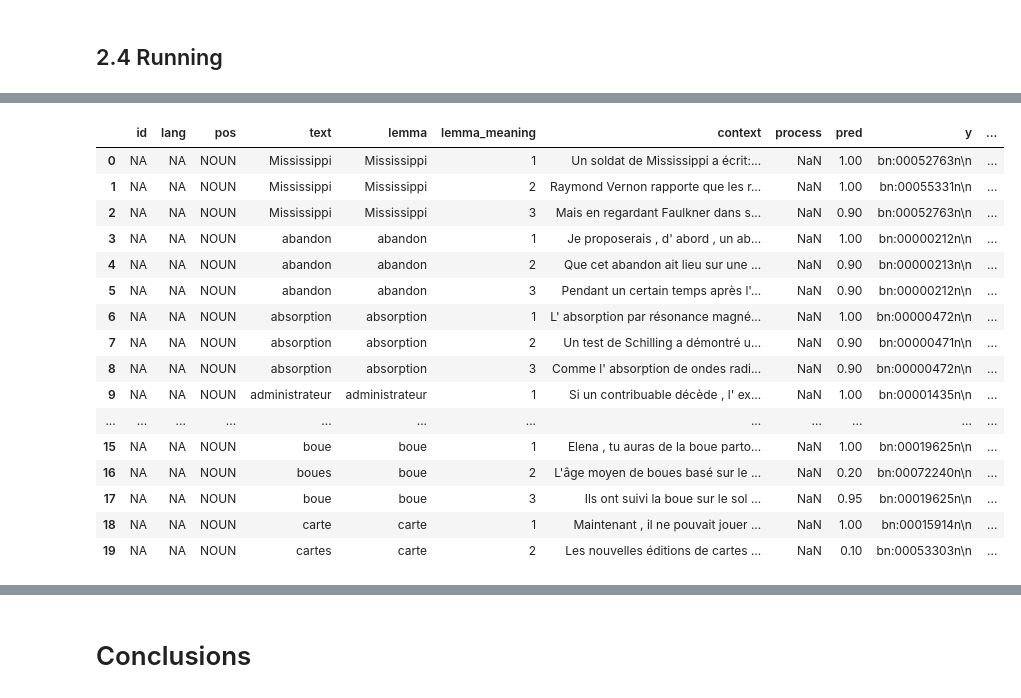
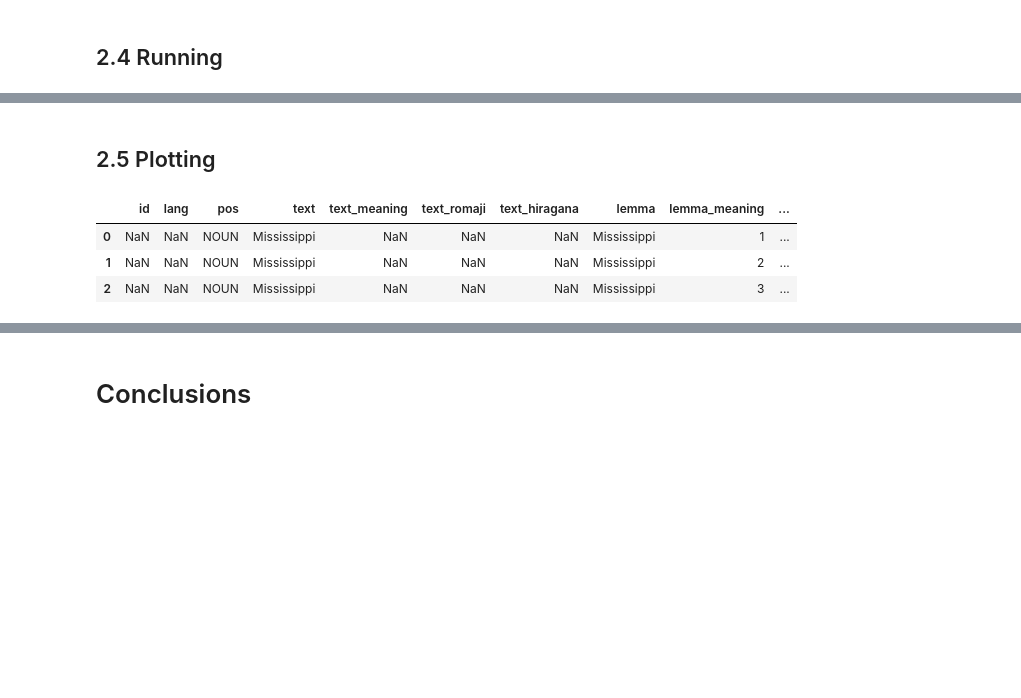
Before and after one commit to linalgo/wsd, a Jupyter notebook: eval_2.ipynb, the cells around one changed output, grey strips where cells are left out. Drawn from its saved outputs; the diff is of its cells as text; code cells hidden in the pictures; blank space fills up the shorter version.

```diff
--- a/eval_2.ipynb
+++ b/eval_2.ipynb
@@ -310,15 +277,0 @@ bl_y[0], y_pred1[0], y_pred2[0], y_pred3[0]
-# %%
-# adjusting y and y_pred for f1 score
-X_df = df
-X_df_bl["y"] = bl_y
-X_df_bl["y_pred"] = y_pred1
-f1_y = []
-f1_y_pred = []
-for _, group in X_df_bl.groupby(["lemma", "pos"]):
-    pred1 = group["y_pred"].iloc[1] == group["y_pred"].iloc[0]
-    pred2 = group["y_pred"].iloc[2] == group["y_pred"].iloc[0]
-    group["y"] = pd.Series(["ref", False, True])
-    group["y_pred"] = pd.Series(["ref", pred1, pred2])
-    f1_y.extend([False, True])
-    f1_y_pred.extend([pred1, pred2])
-len(f1_y), len(f1_y_pred), 210*2/3
@@ -370,0 +278,5 @@ Dummy(0): 0.33333333333333337
+# %%
+X, y_pred1, df = v3_load_or_predict("results1_1.csv", model1_1, bl_X)
+
+y_pred2 = model2.predict(bl_X, verbose=True)
+y_pred3 = model3.predict(bl_X, verbose=True)
@@ -371,31 +300,20 @@ Dummy(0): 0.33333333333333337
+# %% [markdown]
+## 2.5 Plotting
 # %%
-plot_df = df
-plot_df["y_pred"] = y_pred1
-plot_df["y"] = bl_y
-plot_df.drop(columns=["text_meaning", "text_romaji", "text_hiragana", "lemma_romaji", "lemma_hiragana", "example", "annotation","document", "status", ], inplace=True)
-correct_df = pd.DataFrame()
-for _, gp in plot_df.groupby(["lemma", "pos"]):
-    pred1 = gp["y_pred"].iloc[1] != gp["y_pred"].iloc[0]
-    pred2 = gp["y_pred"].iloc[2] == gp["y_pred"].iloc[0]
-    gp = gp.copy()  # To avoid SettingWithCopyWarning
-    gp["correct"] = pd.Series(["ref", pred1, pred2], index=gp.index)
-    correct_df = pd.concat([correct_df, gp])
-correct_df.head(20)
+#need to add the correct column to the dataframe
+def add_correct_column(df, y_pred1, bl_y):
+    correct_df = pd.DataFrame()
+    for _, gp in df.groupby(["lemma", "pos"]):
+        pred1 = gp["y_pred"].iloc[1] != gp["y_pred"].iloc[0]
+        pred2 = gp["y_pred"].iloc[2] == gp["y_pred"].iloc[0]
+        gp = gp.copy()  # To avoid SettingWithCopyWarning
+        gp["correct"] = pd.Series(["ref", pred1, pred2], index=gp.index)
+        correct_df = pd.concat([correct_df, gp])
+    return correct_df
+correct_df = add_correct_column(df, y_pred1, bl_y)
+correct_df.head(3)
 # %% [output]
-|  | id | lang | pos | text | lemma | lemma_meaning | context | process | pred | y | ... |
-| 0 | NA | NA | NOUN | Mississippi | Mississippi | 1 | Un soldat de Mississippi a écrit:... | NaN | 1.00 | bn:00052763n\n | ... |
-| 1 | NA | NA | NOUN | Mississippi | Mississippi | 2 | Raymond Vernon rapporte que les r... | NaN | 1.00 | bn:00055331n\n | ... |
-| 2 | NA | NA | NOUN | Mississippi | Mississippi | 3 | Mais en regardant Faulkner dans s... | NaN | 0.90 | bn:00052763n\n | ... |
-| 3 | NA | NA | NOUN | abandon | abandon | 1 | Je proposerais , d' abord , un ab... | NaN | 1.00 | bn:00000212n\n | ... |
-| 4 | NA | NA | NOUN | abandon | abandon | 2 | Que cet abandon ait lieu sur une ... | NaN | 0.90 | bn:00000213n\n | ... |
-| 5 | NA | NA | NOUN | abandon | abandon | 3 | Pendant un certain temps après l'... | NaN | 0.90 | bn:00000212n\n | ... |
-| 6 | NA | NA | NOUN | absorption | absorption | 1 | L' absorption par résonance magné... | NaN | 1.00 | bn:00000472n\n | ... |
-| 7 | NA | NA | NOUN | absorption | absorption | 2 | Un test de Schilling a démontré u... | NaN | 0.90 | bn:00000471n\n | ... |
-| 8 | NA | NA | NOUN | absorption | absorption | 3 | Comme l' absorption de ondes radi... | NaN | 0.90 | bn:00000472n\n | ... |
-| 9 | NA | NA | NOUN | administrateur | administrateur | 1 | Si un contribuable décède , l' ex... | NaN | 1.00 | bn:00001435n\n | ... |
-| ... | ... | ... | ... | ... | ... | ... | ... | ... | ... | ... | ... |
-| 15 | NA | NA | NOUN | boue | boue | 1 | Elena , tu auras de la boue parto... | NaN | 1.00 | bn:00019625n\n | ... |
-| 16 | NA | NA | NOUN | boues | boue | 2 | L'âge moyen de boues basé sur le ... | NaN | 0.20 | bn:00072240n\n | ... |
-| 17 | NA | NA | NOUN | boue | boue | 3 | Ils ont suivi la boue sur le sol ... | NaN | 0.95 | bn:00019625n\n | ... |
-| 18 | NA | NA | NOUN | carte | carte | 1 | Maintenant , il ne pouvait jouer ... | NaN | 1.00 | bn:00015914n\n | ... |
-| 19 | NA | NA | NOUN | cartes | carte | 2 | Les nouvelles éditions de cartes ... | NaN | 0.10 | bn:00053303n\n | ... |
+|  | id | lang | pos | text | text_meaning | text_romaji | text_hiragana | lemma | lemma_meaning | ... |
+| 0 | NaN | NaN | NOUN | Mississippi | NaN | NaN | NaN | Mississippi | 1 | ... |
+| 1 | NaN | NaN | NOUN | Mississippi | NaN | NaN | NaN | Mississippi | 2 | ... |
+| 2 | NaN | NaN | NOUN | Mississippi | NaN | NaN | NaN | Mississippi | 3 | ... |
```
Also changed, not shown: parts of 46 cells of this notebook, 7 other files.
